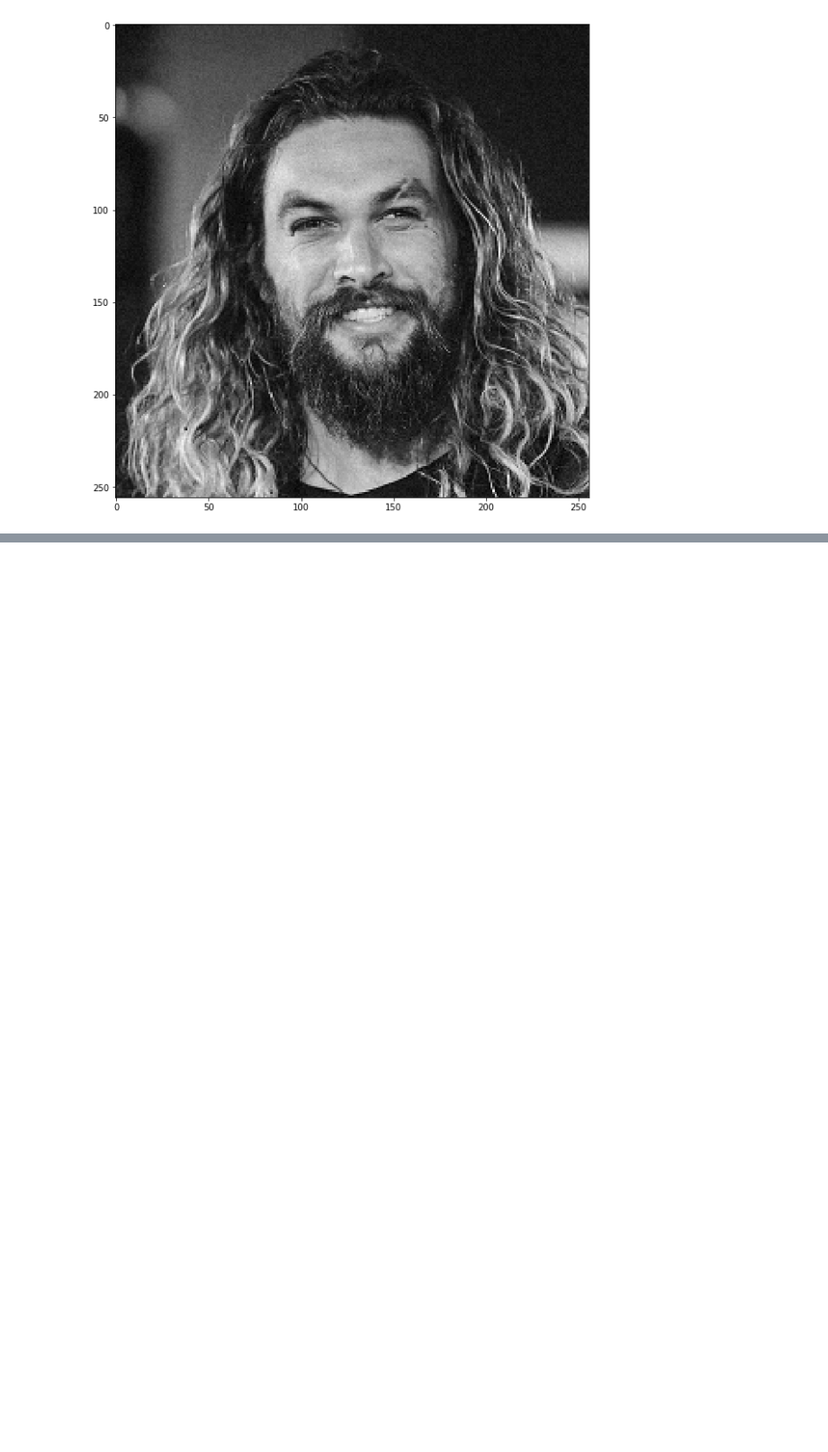
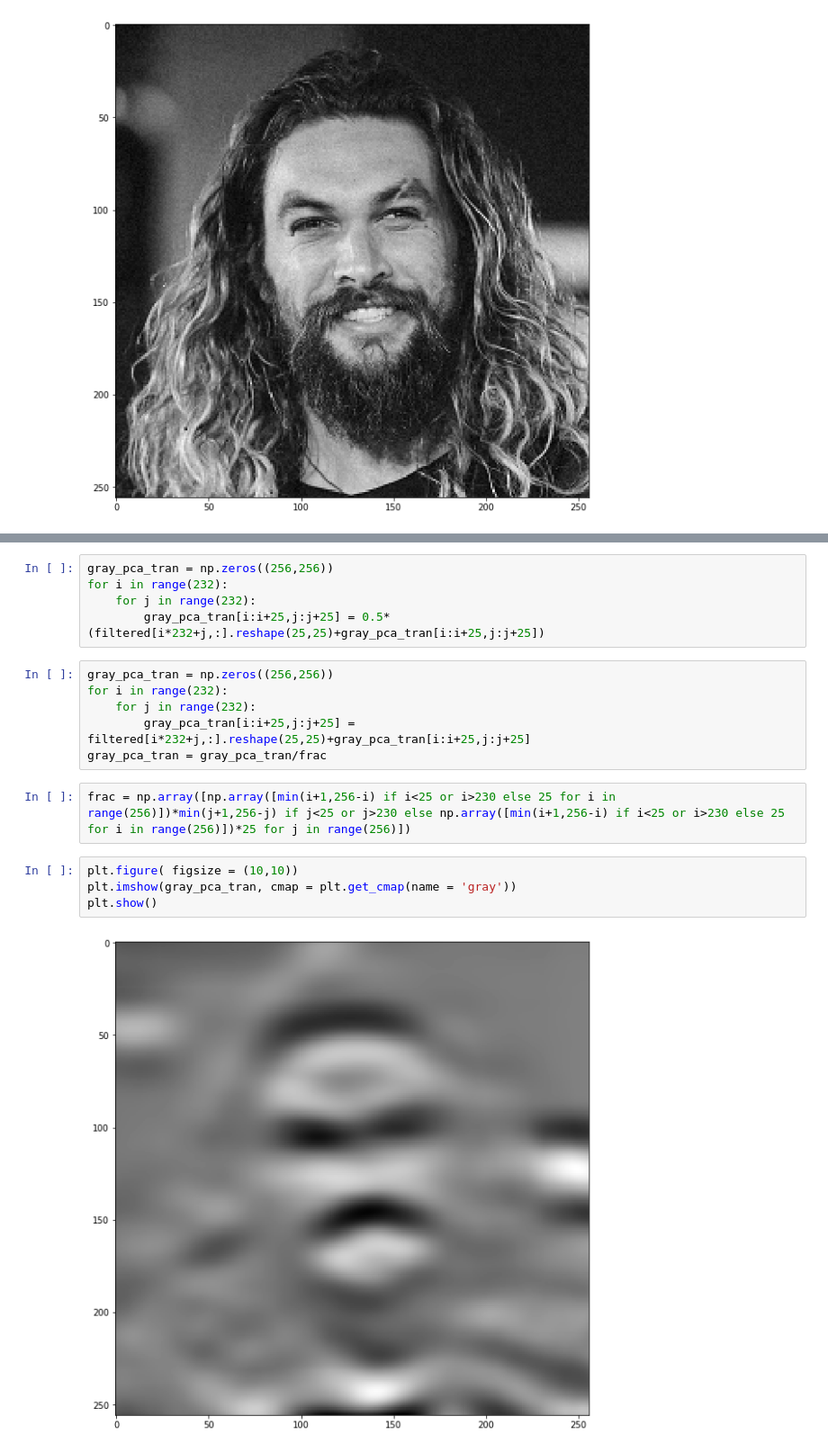
Before and after one commit to BU-IE-582/fall19-omarburk, a Jupyter notebook: IE582_HW2.ipynb, the cells around one changed output, grey strips where cells are left out. Shown at 90% size. Drawn from its saved outputs; the diff is of its cells as text; blank space fills up the shorter version.

```diff
--- a/IE582_HW2.ipynb
+++ b/IE582_HW2.ipynb
@@ -186,0 +203,19 @@ ValueError: Found array with dim 3. StandardScaler expected <= 2.
+# %%
+gray_pca_tran = np.zeros((256,256))
+for i in range(232):
+    for j in range(232):
+        gray_pca_tran[i:i+25,j:j+25] = 0.5*(filtered[i*232+j,:].reshape(25,25)+gray_pca_tran[i:i+25,j:j+25])
+# %%
+gray_pca_tran = np.zeros((256,256))
+for i in range(232):
+    for j in range(232):
+        gray_pca_tran[i:i+25,j:j+25] = filtered[i*232+j,:].reshape(25,25)+gray_pca_tran[i:i+25,j:j+25]
+gray_pca_tran = gray_pca_tran/frac
+# %%
+frac = np.array([np.array([min(i+1,256-i) if i<25 or i>230 else 25 for i in range(256)])*min(j+1,256-j) if j<25 or j>230 else np.array([min(i+1,256-i) if i<25 or i>230 else 25 for i in range(256)])*25 for j in range(256)])
+# %%
+plt.figure( figsize = (10,10))
+plt.imshow(gray_pca_tran, cmap = plt.get_cmap(name = 'gray'))
+plt.show()
+# %% [output]
+[figure, added]
```
Also changed, not shown: parts of 13 cells of this notebook.
